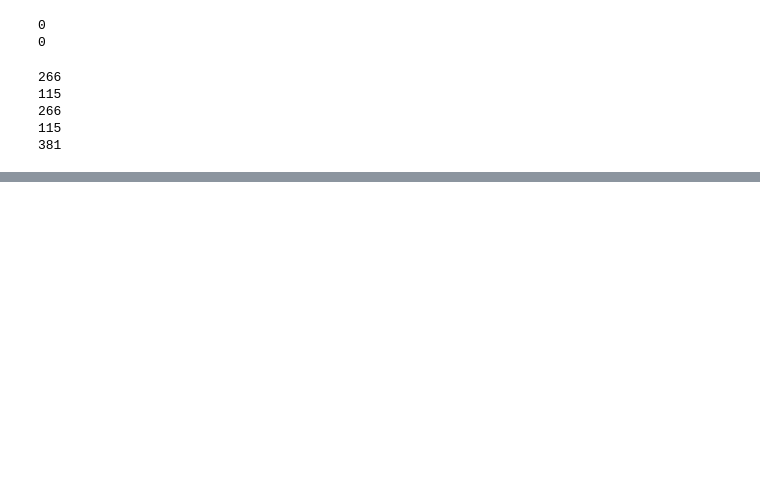
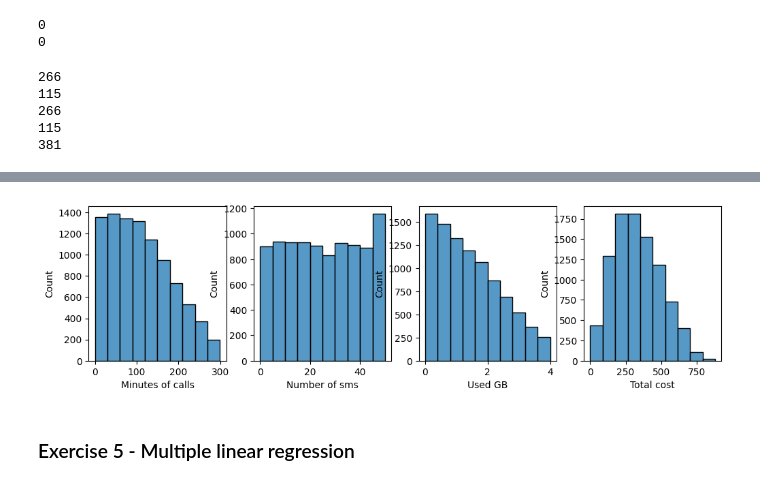
Before and after one commit to Anna-MariaSjolund/Machine-learning, a Jupyter notebook: exercises_0.ipynb, the cells around one changed output, grey strips where cells are left out. Saved outputs shown, nothing was run; the diff lists cells and outputs as text; code cells hidden in the pictures; blank space fills up the shorter version.

```diff
--- a/exercises_0.ipynb
+++ b/exercises_0.ipynb
@@ -157,0 +256,9 @@ print(MAE, MSE, RMSE)
+# %%
+fig, ax = plt.subplots(1, 4, figsize=(12, 3), dpi=100)
+
+for i, feature in enumerate(phone_data_mult_outliers_rem.columns[1:5]):
+  sns.histplot(data = phone_data_mult_outliers_rem[feature], bins=10, ax = ax[i])
+# %% [output]
+[figure, added]
+# %% [markdown]
+### Exercise 5 - Multiple linear regression
```
Also changed, not shown: parts of 29 cells of this notebook.
